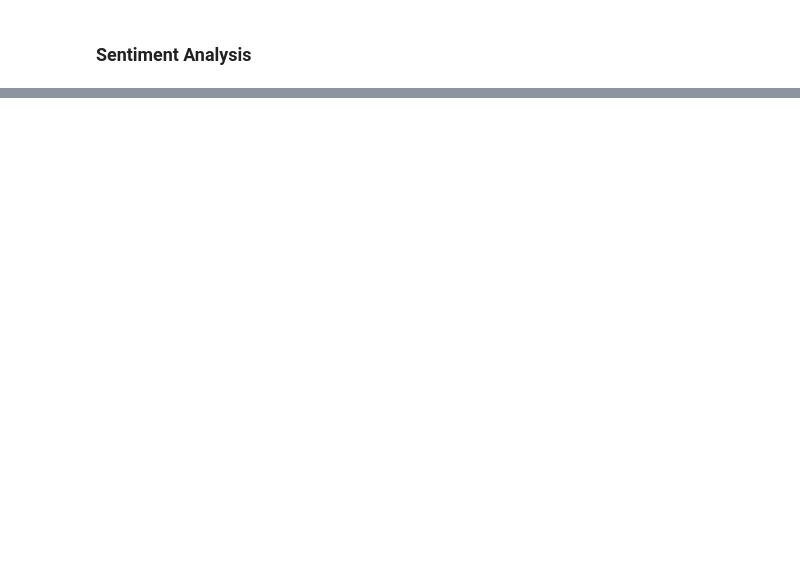
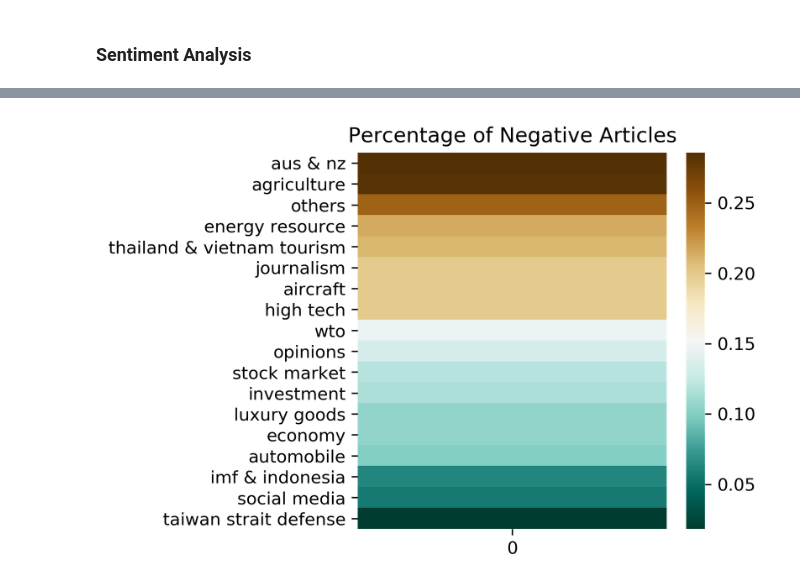
Before and after one commit to leo2506/metis-work, a Jupyter notebook: Project 4/Preprocessing_and_Vectorization.ipynb, the cells around one changed output, grey strips where cells are left out. Cells and saved outputs as stored; diff of their text form; code cells hidden in the pictures; blank space fills up the shorter version.

```diff
--- a/Project 4/Preprocessing_and_Vectorization.ipynb
+++ b/Project 4/Preprocessing_and_Vectorization.ipynb
@@ -413,0 +432,4 @@ for i in range(doc_topic_prob.shape[0]):
+# %%
+df_neg = df_sentiment[df_sentiment.polarity < 0]
+df_neg_percent = df_neg.topic.value_counts()/df_sentiment.topic.value_counts()
+df_neg_percent.sort_values(ascending=False,inplace=True)
@@ -413,0 +438,6 @@ for i in range(doc_topic_prob.shape[0]):
+# %%
+plt.figure(figsize=(4,4),dpi=300)
+plt.title('Percentage of Negative Articles')
+sns.heatmap(df_neg_percent[:, np.newaxis],yticklabels=df_neg_percent.index,cmap='BrBG_r');
+# %% [output]
+[figure, added]
```
Also changed, not shown: parts of 88 cells of this notebook, 11 other files.
